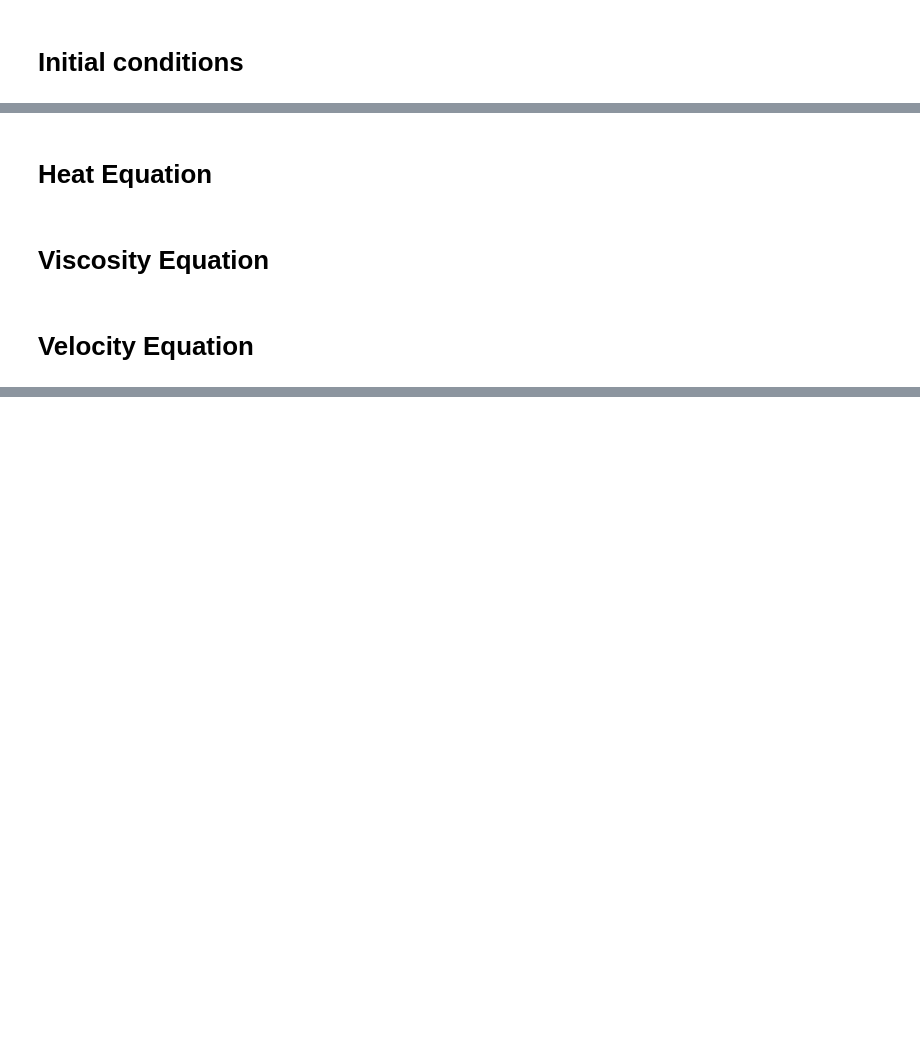
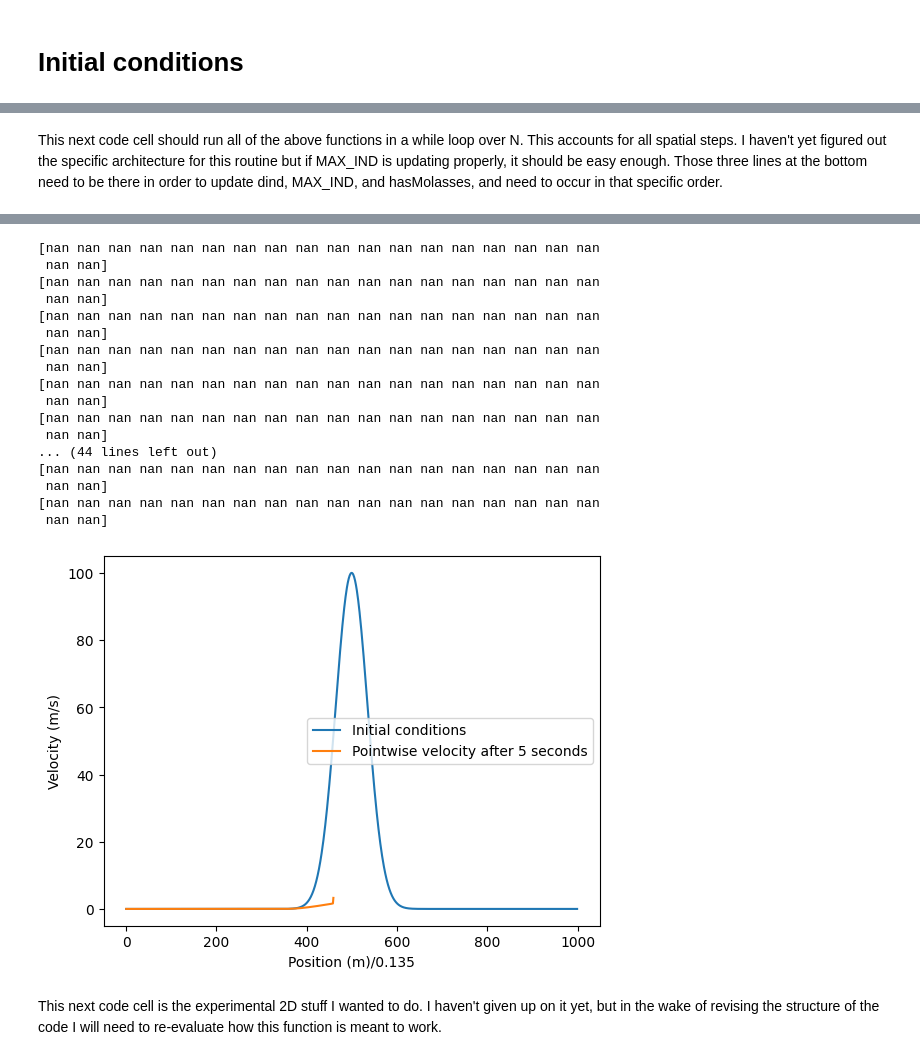
Before and after one commit to brunners23/PHYS-3120-Busting-Tank, a Jupyter notebook: MolassesTank.ipynb, the cells around one changed output, grey strips where cells are left out. Cells and saved outputs as stored; diff of their text form; code cells hidden in the pictures; blank space fills up the shorter version.

```diff
--- a/MolassesTank.ipynb
+++ b/MolassesTank.ipynb
@@ -57,2 +156,0 @@ def xStep():
-# %% [markdown]
-# Heat Equation
@@ -76,2 +156,0 @@ def HeatEQ (q,t):
-# %% [markdown]
-# Viscosity Equation
@@ -85,15 +157,38 @@ def ViscEQ(T):
-# %% [markdown]
-# Velocity Equation
-# %%
-# Note: Confined to 1 dimension, velocity is a scalar quantity, and gravity isn't a consideration
-
-def velStep():
-    muarr = ViscEQ(temp)
-    Vp = np.zeros(N, dtype=np.float64)
-    Vp[0] = StartingTempMol
-    Vp[1:MAX_IND] = temp[1:MAX_IND] - c*muarr*(temp[2:MAX_IND+1] + temp[:MAX_IND-1] - 2*temp[1:MAX_IND])
-    vel = Vp
-
-
-def VelEQ (q):
-    return "hello" #fill in with eq
+# %% [markdown]
+This next code cell should run all of the above functions in a while loop over N. This accounts for all spatial steps. I haven't yet figured out the specific architecture for this routine but if MAX_IND is updating properly, it should be easy enough. Those three lines at the bottom need to be there in order to update dind, MAX_IND, and hasMolasses, and need to occur in that specific order.
+# %%
+t = 0
+iter = 0
+
+vel = np.vectorize(g)(indexToPos)
+vel0 = vel.copy()
+
+# Make a gaussian heat function for testing
+def gH(x):
+    return StartingTempMol * np.exp(-((x-EndDistance/2)**2/(EndDistance/3)))
+temp = np.full(N, AirTemp, dtype=np.float64) # Stores the temperature at the given index
+dtemp = np.vectorize(gH)(indexToPos)
+temp = temp + dtemp
+temp[0] = StartingTempMol # At the hole, the molasses is the same temperature as in the tank
+
+
+while t < 5:
+    temp = HeatStep(temp)
+    vel = velStep(vel, temp)
+
+    t += h
+    iter += 1
+
+    if(iter % 10 == 1):
+        print(vel[int(N/2)-10:int(N/2)+10])
+
+print(vel[int(N/2)-10:int(N/2)+10])
+
+plt.plot(vel0, label = "Initial conditions")
+plt.plot(vel, label = "Pointwise velocity after 5 seconds")
+plt.xlabel("Position (m)/0.135")
+plt.ylabel("Velocity (m/s)")
+plt.legend(loc = 'best')
+plt.savefig("VelocityDemo.png")
+plt.show()
+# %% [output]
@@ -99,0 +212,20 @@ def VelEQ (q):
+[nan nan nan nan nan nan nan nan nan nan nan nan nan nan nan nan nan nan
+ nan nan]
+[nan nan nan nan nan nan nan nan nan nan nan nan nan nan nan nan nan nan
+ nan nan]
+[nan nan nan nan nan nan nan nan nan nan nan nan nan nan nan nan nan nan
+ nan nan]
+[nan nan nan nan nan nan nan nan nan nan nan nan nan nan nan nan nan nan
+ nan nan]
+[nan nan nan nan nan nan nan nan nan nan nan nan nan nan nan nan nan nan
+ nan nan]
+[nan nan nan nan nan nan nan nan nan nan nan nan nan nan nan nan nan nan
+ nan nan]
+... (44 lines left out)
+[nan nan nan nan nan nan nan nan nan nan nan nan nan nan nan nan nan nan
+ nan nan]
+[nan nan nan nan nan nan nan nan nan nan nan nan nan nan nan nan nan nan
+ nan nan]
+[figure, added]
+# %% [markdown]
+This next code cell is the experimental 2D stuff I wanted to do. I haven't given up on it yet, but in the wake of revising the structure of the code I will need to re-evaluate how this function is meant to work.
```
Also changed, not shown: parts of 8 cells of this notebook, 4 other files.
